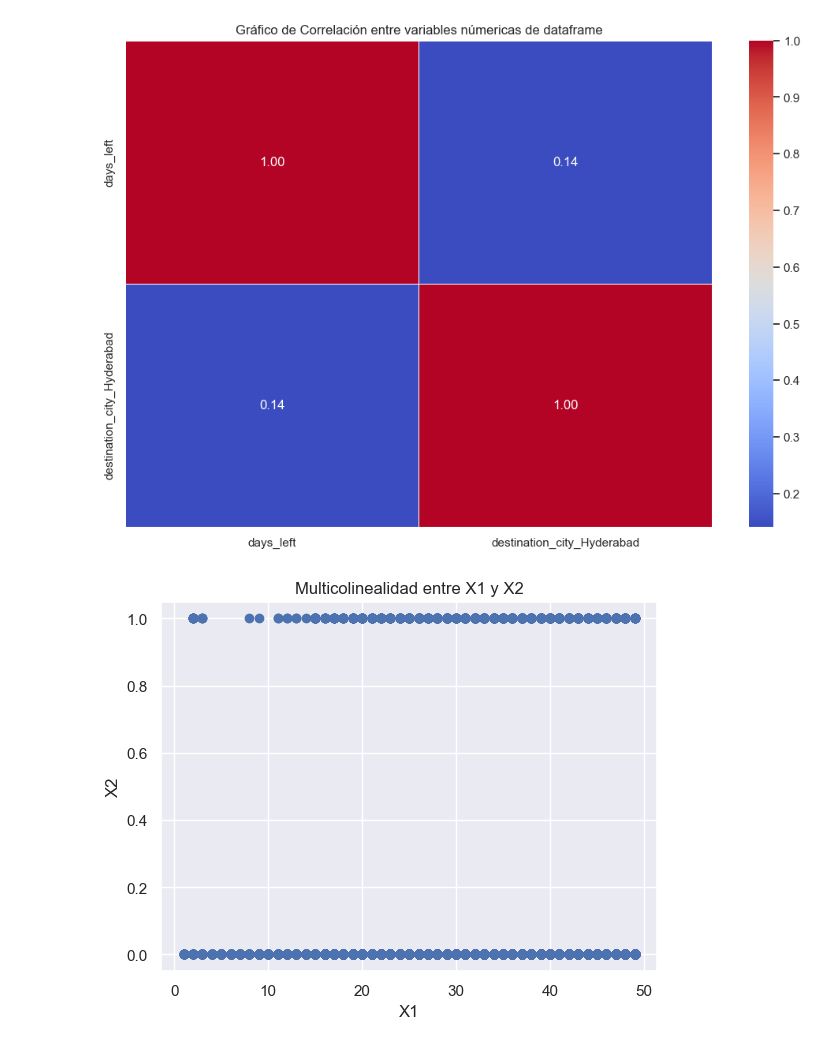
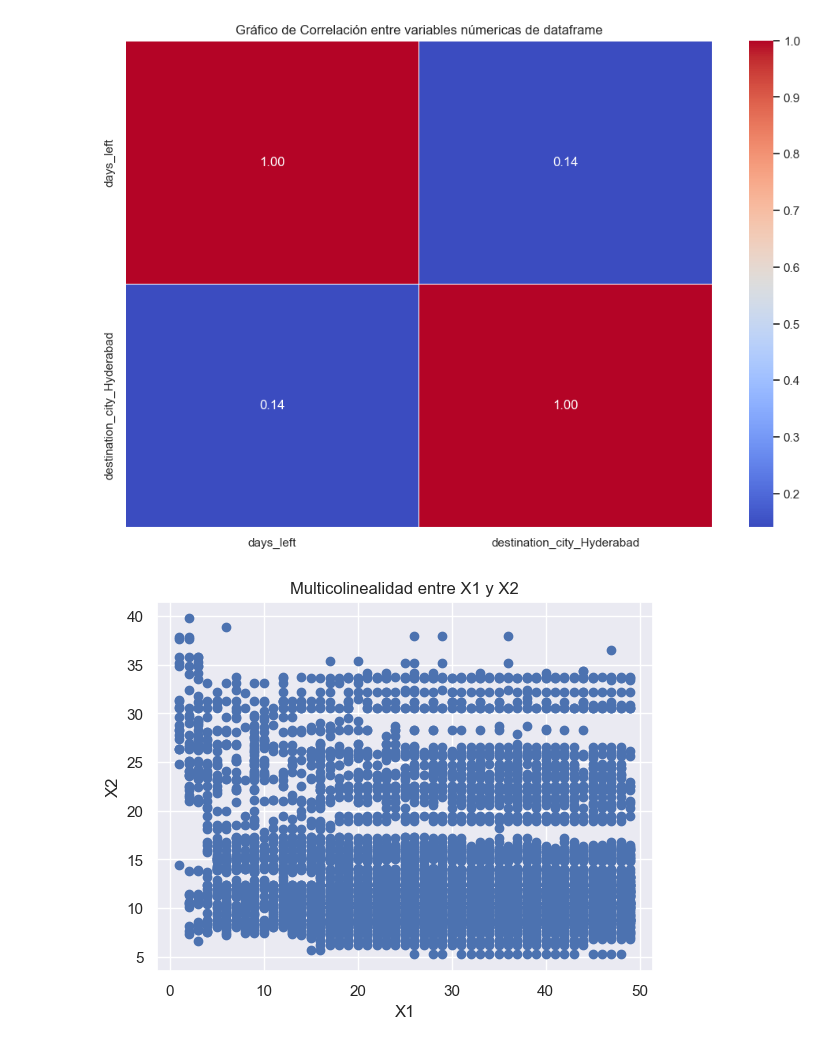
Before and after one commit to td2USA-20232/grupo3, a Jupyter notebook: Descripción data.ipynb, the cells around one changed output. Drawn from its saved outputs; the diff is of its cells as text; code cells hidden in the pictures.

```diff
--- a/Descripción data.ipynb
+++ b/Descripción data.ipynb
@@ -1146,14 +1159,14 @@ plt.show()
 # %%
 #Problema 1 de multicolinealidad
 # Crear un DataFrame
-data = pd.DataFrame({'X1': df['days_left'], 'X2': df['source_city_Chennai'], 'y': df['dolares']})
+data = pd.DataFrame({'X1': df['days_left'], 'X2': df['duration'], 'y': df['dolares']})
 
 # Gráfica de correlación entre X1 y X2
 plt.scatter(data['X1'], data['X2'])
 plt.xlabel('X1')
 plt.ylabel('X2')
 plt.title('Multicolinealidad entre X1 y X2')
 plt.show()
 # %% [output]
-[figure, old version]
+[figure, new version]
 # %%
```
Also changed, not shown: parts of 25 cells of this notebook.
